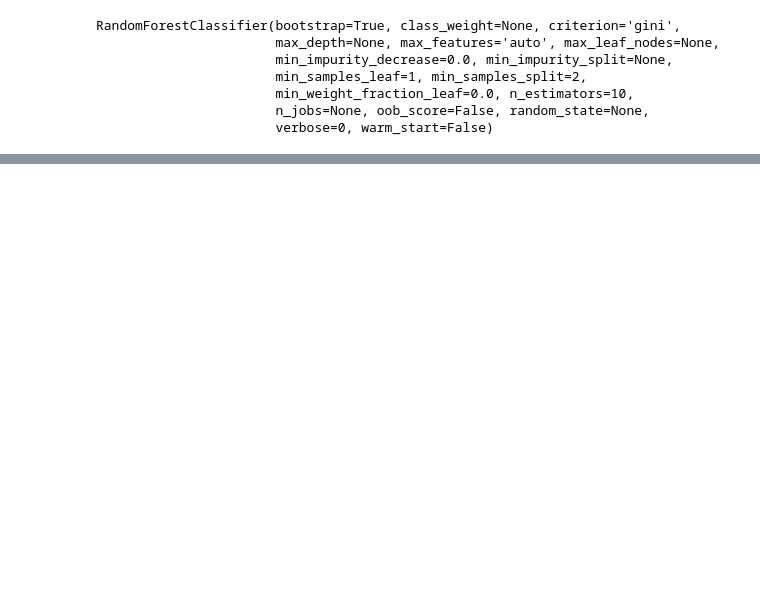
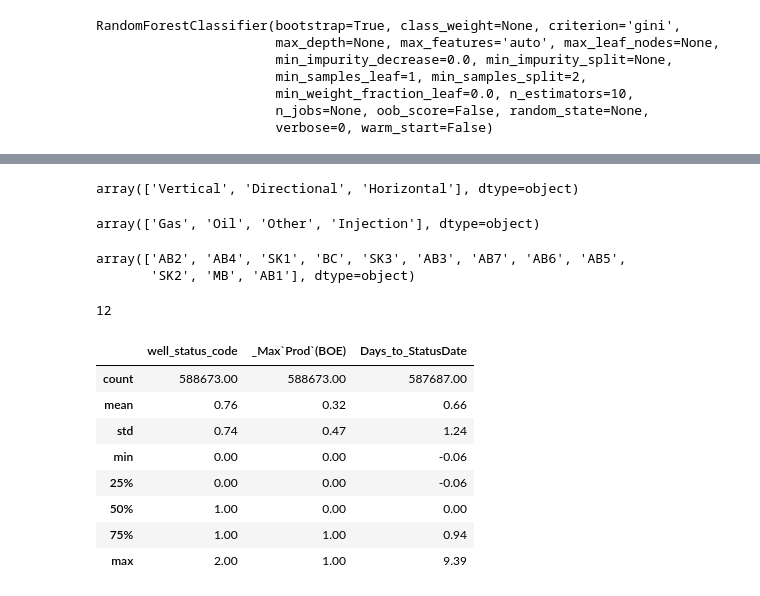
Before and after one commit to Mghane/reCLAIM-2019-Competition, a Jupyter notebook: Classification_Meisam.ipynb, the cells around one changed output, grey strips where cells are left out. Drawn from its saved outputs; the diff is of its cells as text; code cells hidden in the pictures; blank space fills up the shorter version.

```diff
--- a/Classification_Meisam.ipynb
+++ b/Classification_Meisam.ipynb
@@ -1315,0 +1356,29 @@ weighted avg       0.80      0.81      0.80    176602
+# %%
+df_train_processed['LaheeClass'].replace('Development Service Well','Development', inplace=True)
+df_train_processed['LaheeClass'] = df_train_processed['LaheeClass'].where(df_train_processed['LaheeClass']!='Development' , 1).where(df_train_processed['LaheeClass']=='Development',0)
+# %%
+df_train_processed['WellProfile'].replace('Slant','Directional', inplace=True)
+df_train_processed['WellProfile'].replace('Horizontal Leg','Horizontal', inplace=True)
+df_train_processed['WellProfile'].unique()
+# %% [output]
+array(['Vertical', 'Directional', 'Horizontal'], dtype=object)
+# %%
+# Remove 'Oil & Gas' tag from 'WellSymbPt1' column
+df_train_processed['WellSymbPt1'].replace('Oil & Gas','Oil', inplace=True)
+df_train_processed['WellSymbPt1'].unique()
+# %% [output]
+array(['Gas', 'Oil', 'Other', 'Injection'], dtype=object)
+# %%
+# Merge All BC data together
+df_train_processed['PSACAreaCode']=df_train_processed['PSACAreaCode'].where((df_train_processed['PSACAreaCode']!='BC0') &
+                                         (df_train_processed['PSACAreaCode']!='BC1') &
+                                         (df_train_processed['PSACAreaCode']!='BC2') &
+                                         (df_train_processed['PSACAreaCode']!='BC3'), 'BC')
+df_train_processed['PSACAreaCode'].unique()
+# %% [output]
+array(['AB2', 'AB4', 'SK1', 'BC', 'SK3', 'AB3', 'AB7', 'AB6', 'AB5',
+       'SK2', 'MB', 'AB1'], dtype=object)
+# %%
+df_train_processed['PSACAreaCode'].nunique()
+# %% [output]
+12
@@ -1315,0 +1388,14 @@ weighted avg       0.80      0.81      0.80    176602
+# %%
+TVD_ss = RobustScaler()
+df_train_processed['Days_to_StatusDate'] =  TVD_ss.fit_transform(df_train_processed[['Days_to_StatusDate']])
+df_train_processed.describe().round(2)
+# %% [output]
+|  | well_status_code | _Max`Prod`(BOE) | Days_to_StatusDate |
+| count | 588673.00 | 588673.00 | 587687.00 |
+| mean | 0.76 | 0.32 | 0.66 |
+| std | 0.74 | 0.47 | 1.24 |
+| min | 0.00 | 0.00 | -0.06 |
+| 25% | 0.00 | 0.00 | -0.06 |
+| 50% | 1.00 | 0.00 | 0.00 |
+| 75% | 1.00 | 1.00 | 0.94 |
+| max | 2.00 | 1.00 | 9.39 |
```
Also changed, not shown: parts of 73 cells of this notebook.
